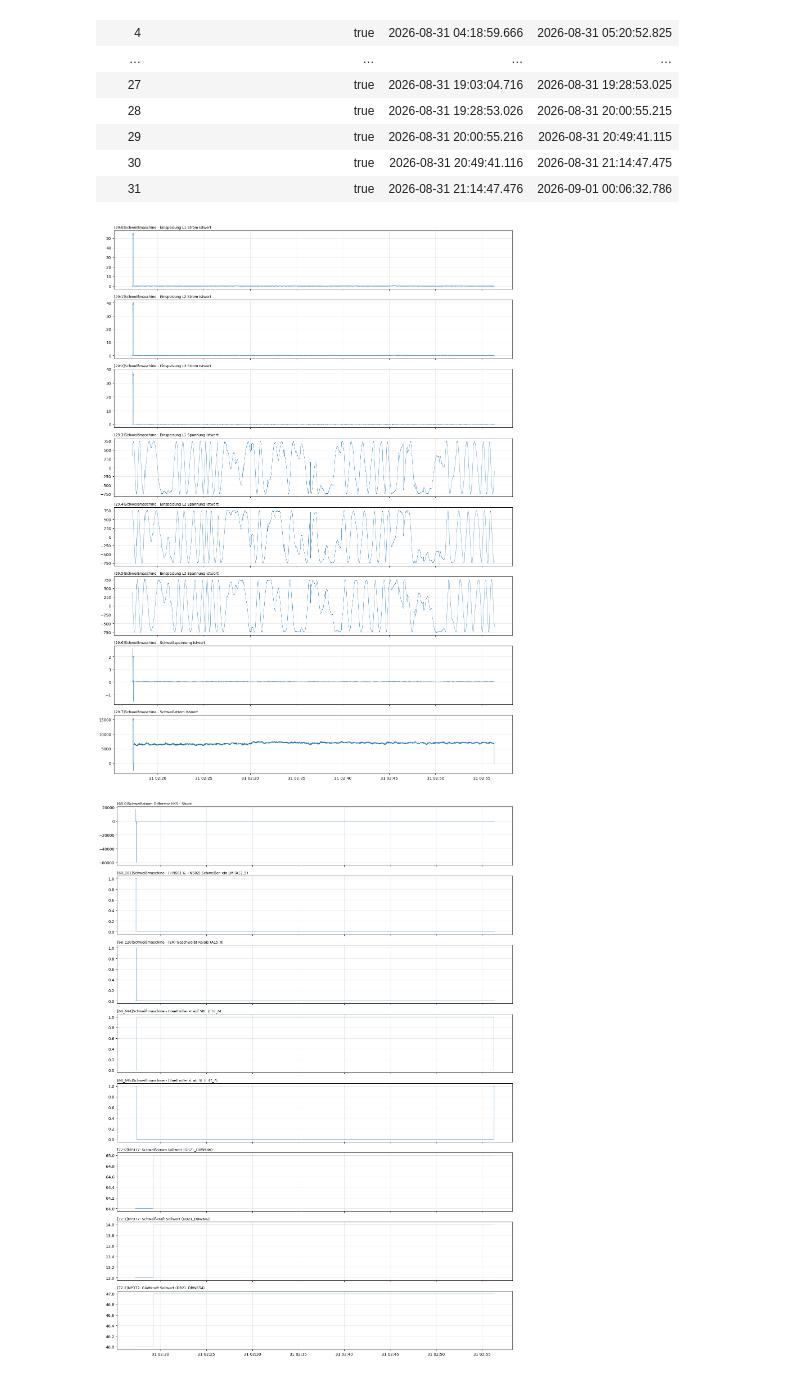
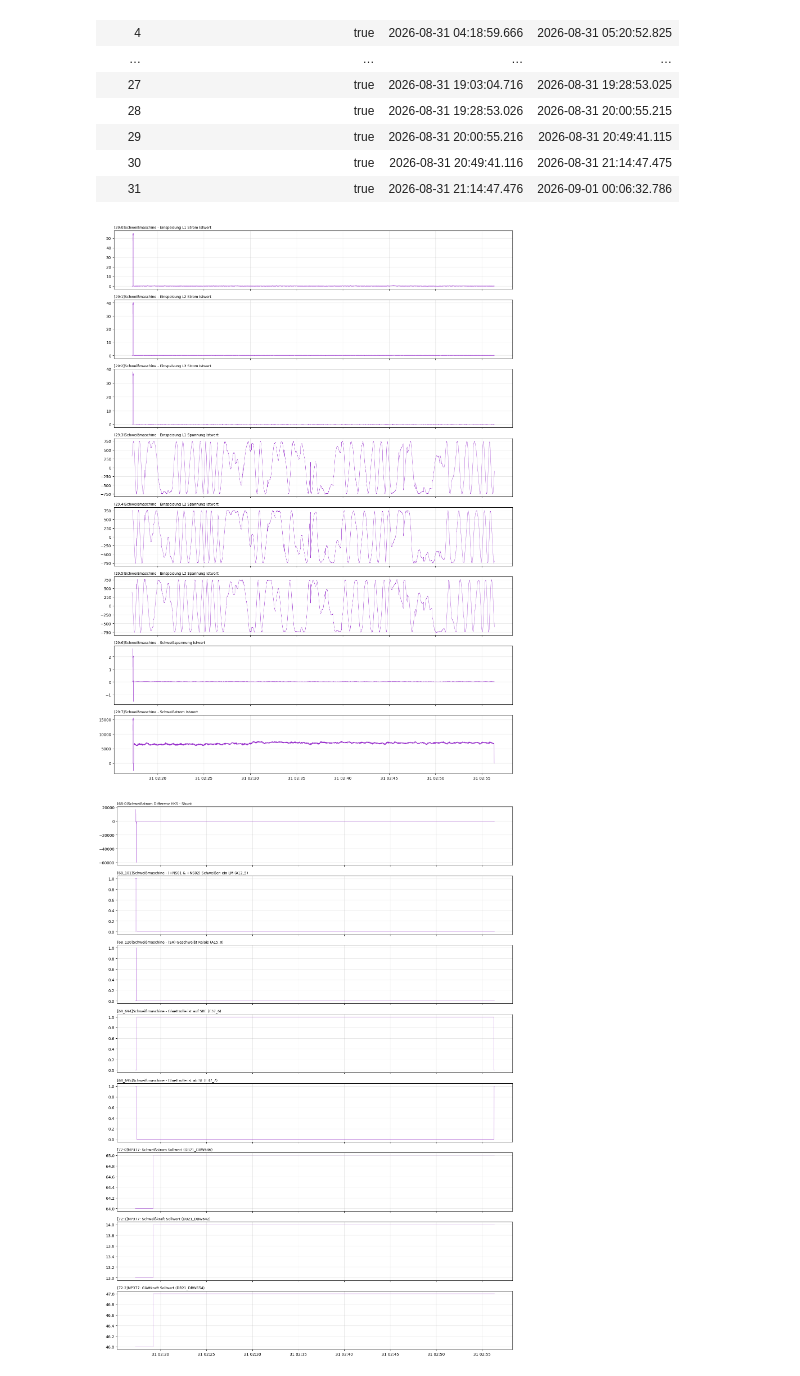
Before and after one commit to thien1ao/M1, a Jupyter notebook: main.ipynb, the cells around one changed output. Cells and saved outputs as stored; diff of their text form; code cells hidden in the pictures.

Commit message:
plots

```diff
--- a/main.ipynb
+++ b/main.ipynb
@@ -97,33 +97,33 @@ shape: (32, 4)
 # %%
 SEQ = 2
 chosen_seq = df_aug.filter(pl.col('seq_id') == SEQ)
 
 start_time, end_time = chosen_seq.row(0, named=True)['start_timer'], chosen_seq.row(
 0, named=True)['end_timer']
 
 cols = [c for c in lf.collect_schema().names() if c != 'Time']
 
 
 df_seq = (
     lf
     .filter(pl.col('Time').is_between(start_time, end_time))
     .select('Time', *cols)
     .sort('Time')
     .gather_every(100)
     .collect(engine='streaming')
 )
 
 for i in range(0, len(cols), 8):
     batch = cols[i:i+8]
     fig, axes = plt.subplots(len(batch), 1, figsize=(15, 2.5 * len(batch)), sharex=True, squeeze=False)
 
     for ax, col in zip(axes[:, 0], batch):
-        ax.plot(df_seq['Time'], df_seq[col].cast(pl.Float32), linewidth=0.5)
+        ax.plot(df_seq['Time'], df_seq[col].cast(pl.Float32), linewidth=0.5, color='darkorchid')
         ax.set_title(col, fontsize=9, loc='left')
         ax.grid(alpha=0.3)
 
     fig.tight_layout()
     plt.show()
 # %% [output]
-[figure, old version]
+[figure, new version]
-[figure, old version]
+[figure, new version]
```
Also changed, not shown: parts of 2 cells of this notebook.
